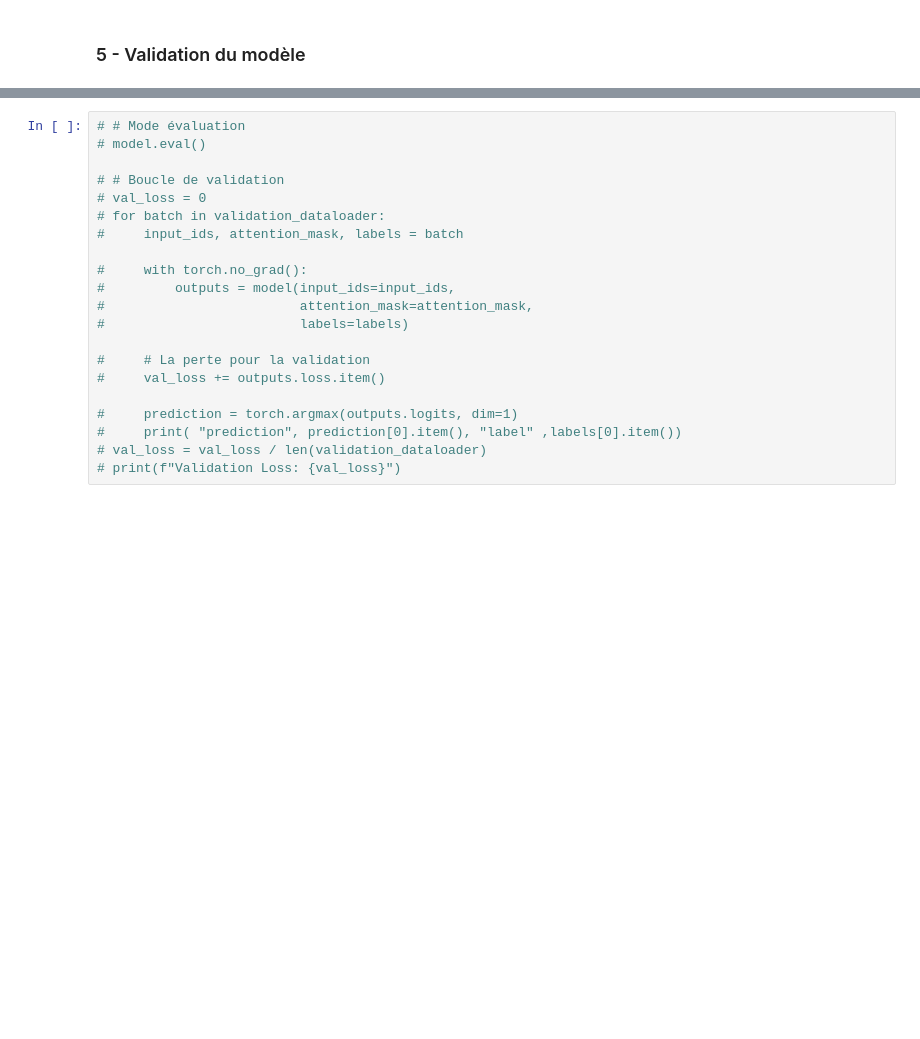
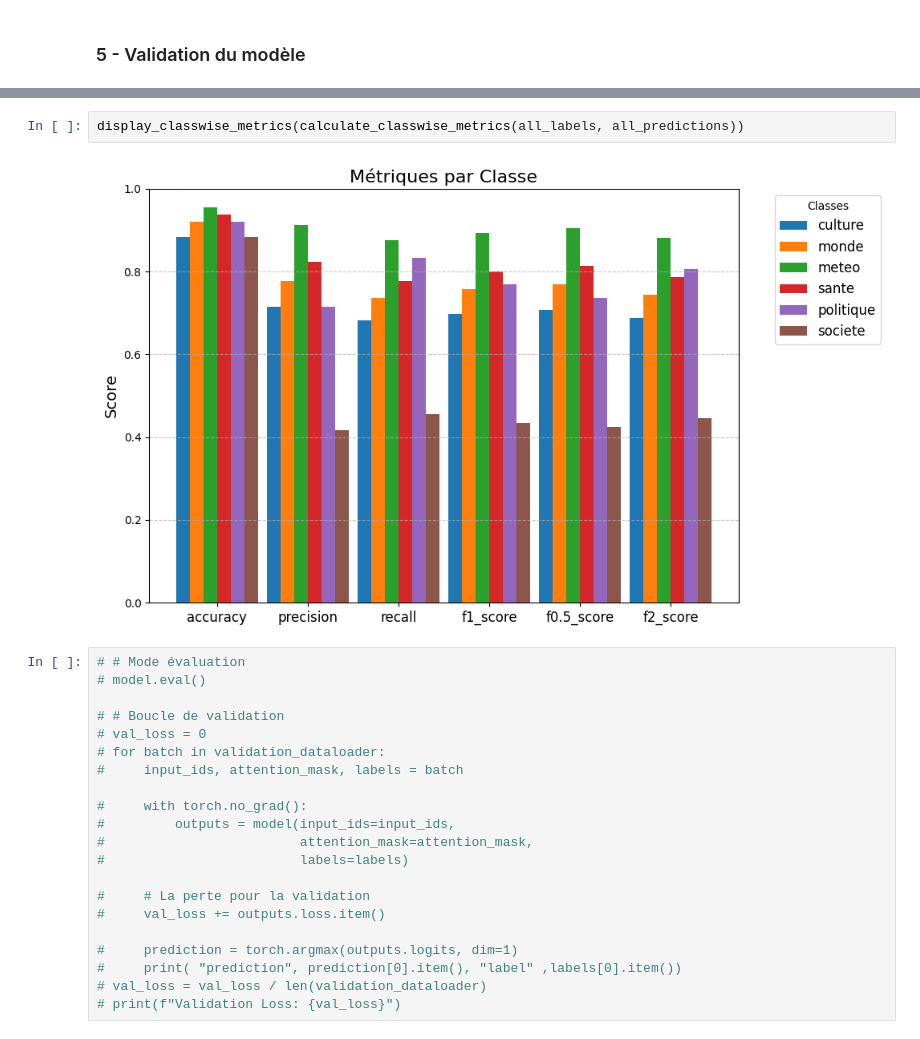
Before and after one commit to AlexandreDemarquet/francinfo_article_classification, a Jupyter notebook: script_pred.ipynb, the cells around one changed output, grey strips where cells are left out. Saved outputs shown, nothing was run; the diff lists cells and outputs as text; blank space fills up the shorter version.

```diff
--- a/script_pred.ipynb
+++ b/script_pred.ipynb
@@ -250,3 +359,7 @@ Validation Loss: 1.1024091626916612
+# %%
+display_classwise_metrics(calculate_classwise_metrics(all_labels, all_predictions))
+# %% [output]
+[figure, added]
 # %%
 # # Mode évaluation
 # model.eval()
```
Also changed, not shown: parts of 11 cells of this notebook, 1 other file.
